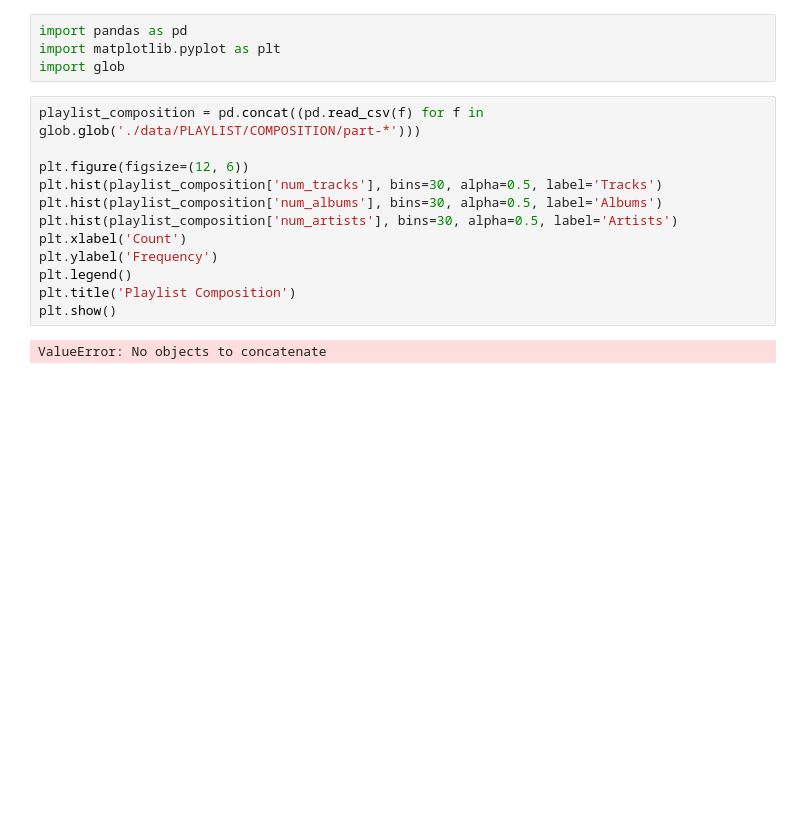
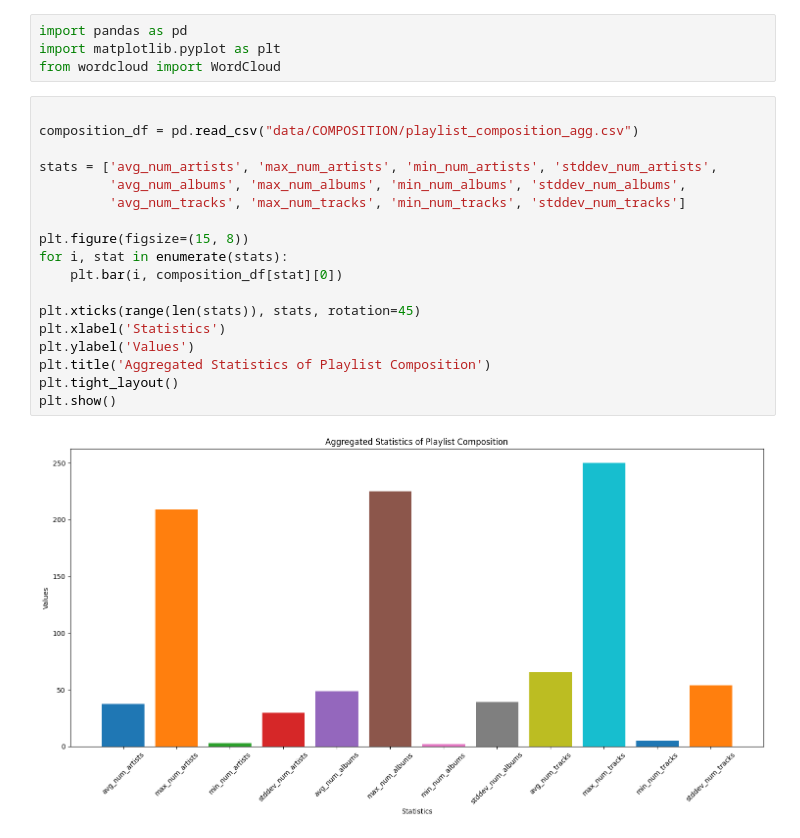
Before and after one commit to Bindila-Bogdan/Decoding-Playlist-Success, a Jupyter notebook: univariate_analysis/PLAYLISTS/playlists_visualisations.ipynb, the cells around one changed output. Drawn from its saved outputs; the diff is of its cells as text; blank space fills up the shorter version.

Commit message:
UA with aggregated data

```diff
--- a/univariate_analysis/PLAYLISTS/playlists_visualisations.ipynb
+++ b/univariate_analysis/PLAYLISTS/playlists_visualisations.ipynb
@@ -1,18 +1,24 @@
 # %%
 import pandas as pd
 import matplotlib.pyplot as plt
-import glob
+from wordcloud import WordCloud
-# %%
-playlist_composition = pd.concat((pd.read_csv(f) for f in glob.glob('./data/PLAYLIST/COMPOSITION/part-*')))
-
-plt.figure(figsize=(12, 6))
-plt.hist(playlist_composition['num_tracks'], bins=30, alpha=0.5, label='Tracks')
-plt.hist(playlist_composition['num_albums'], bins=30, alpha=0.5, label='Albums')
-plt.hist(playlist_composition['num_artists'], bins=30, alpha=0.5, label='Artists')
-plt.xlabel('Count')
-plt.ylabel('Frequency')
-plt.legend()
-plt.title('Playlist Composition')
-plt.show()
-# %% [output]
-ValueError: No objects to concatenate
+# %%
+
+composition_df = pd.read_csv("data/COMPOSITION/playlist_composition_agg.csv")
+
+stats = ['avg_num_artists', 'max_num_artists', 'min_num_artists', 'stddev_num_artists',
+         'avg_num_albums', 'max_num_albums', 'min_num_albums', 'stddev_num_albums',
+         'avg_num_tracks', 'max_num_tracks', 'min_num_tracks', 'stddev_num_tracks']
+
+plt.figure(figsize=(15, 8))
+for i, stat in enumerate(stats):
+    plt.bar(i, composition_df[stat][0])
+
+plt.xticks(range(len(stats)), stats, rotation=45)
+plt.xlabel('Statistics')
+plt.ylabel('Values')
+plt.title('Aggregated Statistics of Playlist Composition')
+plt.tight_layout()
+plt.show()
+# %% [output]
+[figure, added]
```
Also changed, not shown: parts of 9 cells of this notebook, 7 other files.
